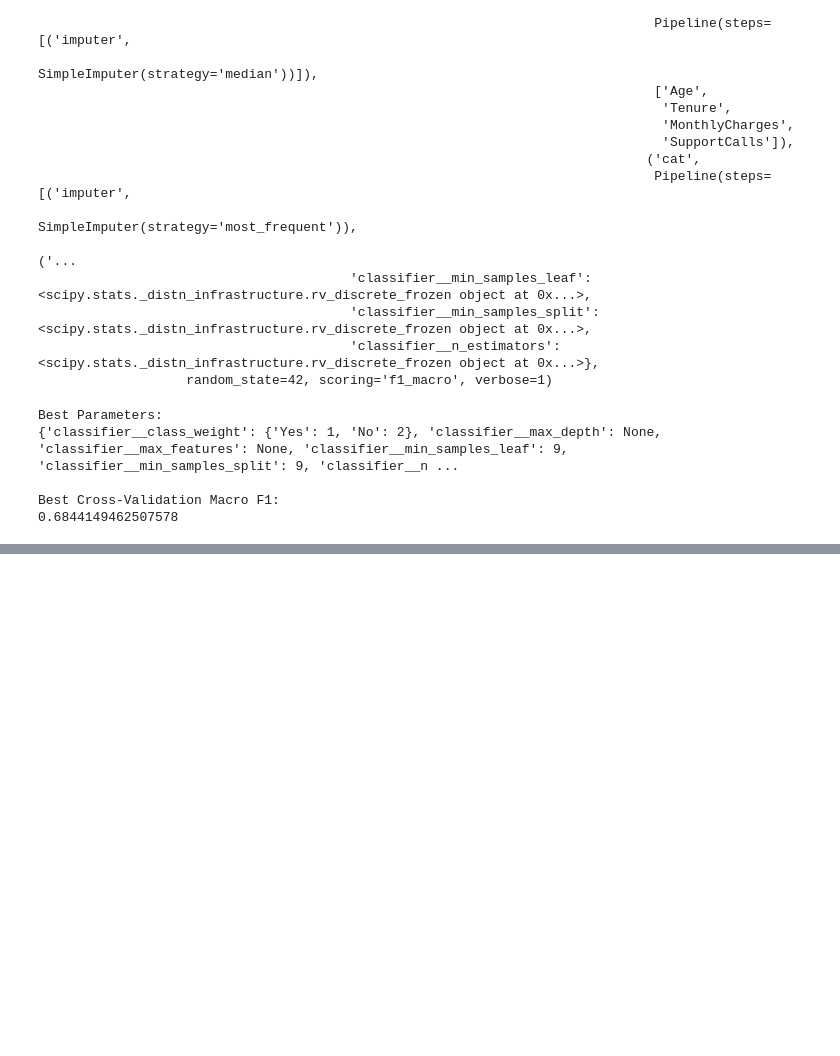
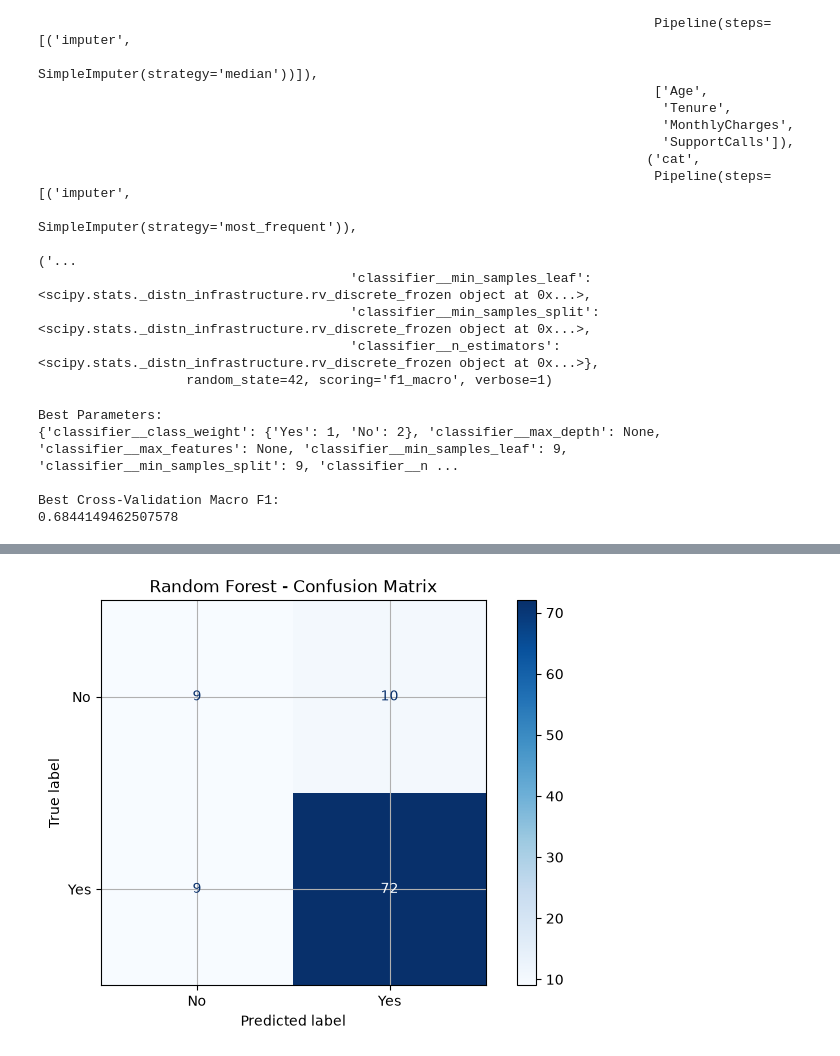
Before and after one commit to Mobin-Madadi/customer-churn-prediction, a Jupyter notebook: notebooks/customer_churn.ipynb, the cells around one changed output, grey strips where cells are left out. Saved outputs shown, nothing was run; the diff lists cells and outputs as text; code cells hidden in the pictures; blank space fills up the shorter version.

Commit message:
model evaluation

```diff
--- a/notebooks/customer_churn.ipynb
+++ b/notebooks/customer_churn.ipynb
@@ -576,0 +593,6 @@ Best Cross-Validation Macro F1:
+# %%
+# Generate predictions
+
+y_test_pred = best_model.predict(X_test)
+
+print("Predictions generated successfully.")
@@ -576,0 +645,19 @@ Best Cross-Validation Macro F1:
+# %%
+# Generate confusion matrix
+
+cm = confusion_matrix(
+    y_test,
+    y_test_pred
+)
+
+disp = ConfusionMatrixDisplay(
+    confusion_matrix=cm,
+    display_labels=["No", "Yes"]
+)
+
+disp.plot(cmap="Blues")
+
+plt.title("Random Forest - Confusion Matrix")
+plt.show()
+# %% [output]
+[figure, added]
```
Also changed, not shown: parts of 4 cells of this notebook.
